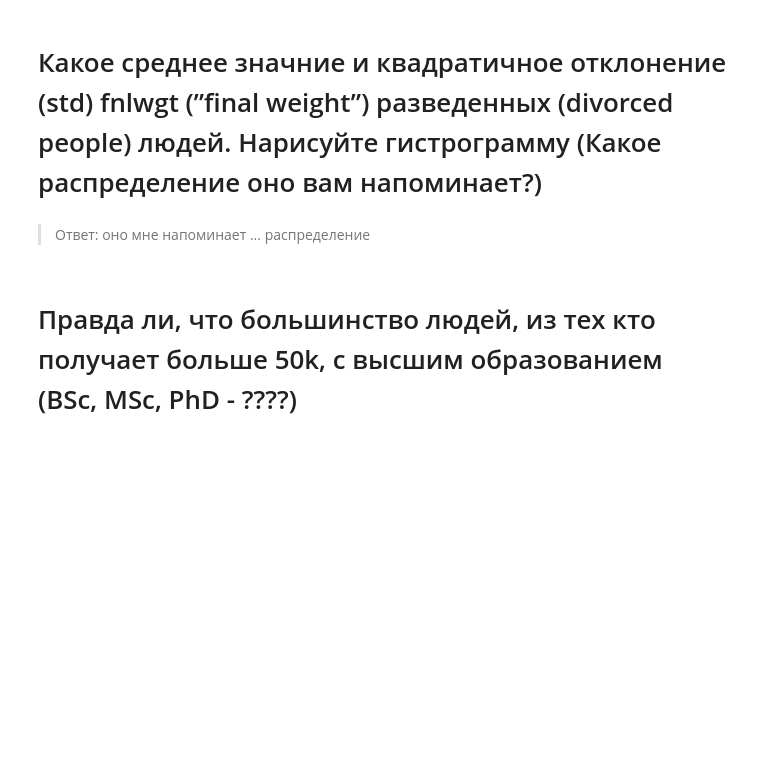
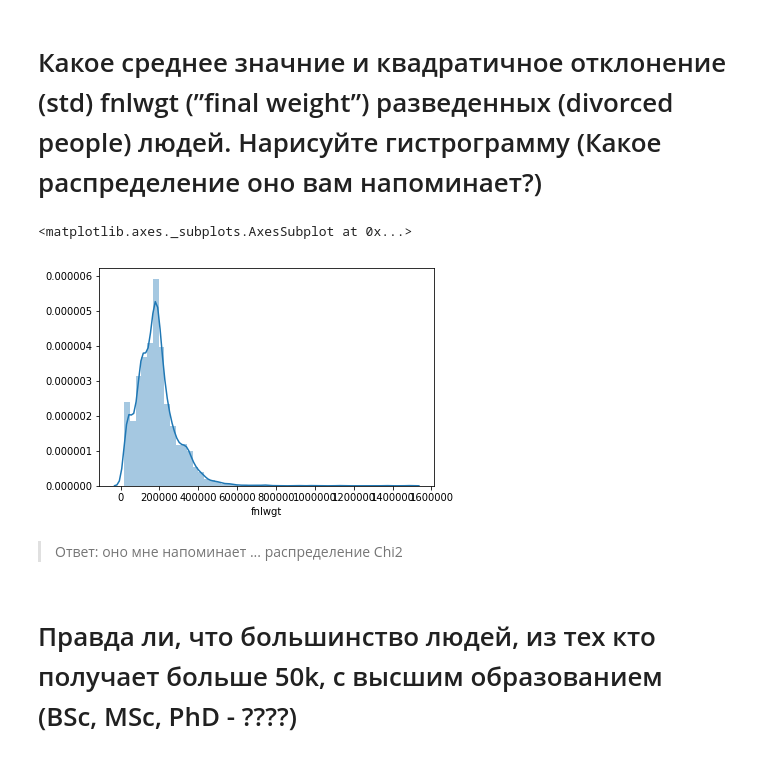
Before and after one commit to oswalth/AppliedPythonAtom, a Jupyter notebook: homeworks/homework_05_ml/2/adult_hw.ipynb, the cells around one changed output. Drawn from its saved outputs; the diff is of its cells as text; code cells hidden in the pictures; blank space fills up the shorter version.

```diff
--- a/homeworks/homework_05_ml/2/adult_hw.ipynb
+++ b/homeworks/homework_05_ml/2/adult_hw.ipynb
@@ -52,6 +95,13 @@ NameError: name 'df' is not defined
 # %% [markdown]
 # Какое среднее значние и квадратичное отклонение (std) fnlwgt (”final weight”) разведенных (divorced people) людей. Нарисуйте гистрограмму (Какое распределение оно вам напоминает?)
+# %%
+weight = df[df['marital-status'] == 'Divorced']['fnlwgt']
+# %%
+sns.distplot(weight)
+# %% [output]
+<matplotlib.axes._subplots.AxesSubplot at 0x...>
+[figure, added]
 # %% [markdown]
-> Ответ: оно мне напоминает ... распределение
+> Ответ: оно мне напоминает ... распределение Chi2
 # %% [markdown]
 # Правда ли, что большинство людей, из тех кто получает больше 50k, с высшим образованием  (BSc, MSc, PhD - ????)
```
Also changed, not shown: parts of 20 cells of this notebook, 2 other files.
